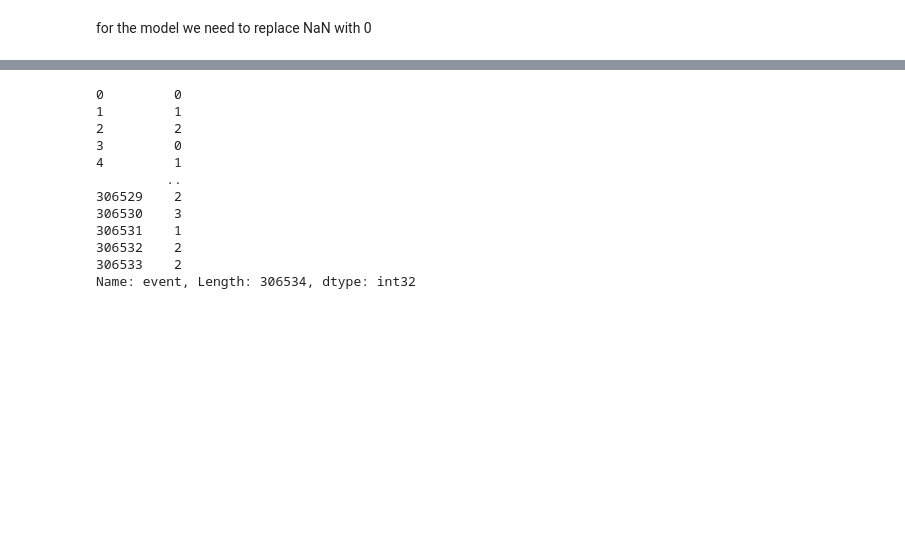
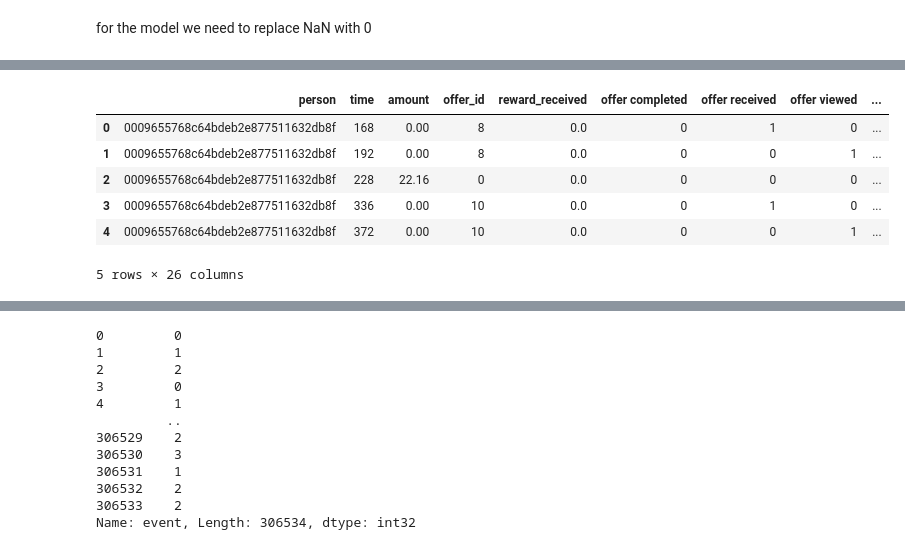
Before and after one commit to JulesJuwel/Starbucks-Capstone-Project, a Jupyter notebook: Starbucks_Capstone_notebook.ipynb, the cells around one changed output, grey strips where cells are left out. Drawn from its saved outputs; the diff is of its cells as text; code cells hidden in the pictures; blank space fills up the shorter version.

```diff
--- a/Starbucks_Capstone_notebook.ipynb
+++ b/Starbucks_Capstone_notebook.ipynb
@@ -766,2 +775,17 @@ df.fillna(0, inplace = True)
+# %%
+#make extra column for year and month
+df['year'] = df['became_member_on'].astype(str).str[:4].astype(float)
+df['month'] = df['became_member_on'].astype(str).str[4:6]
+df['month'] = np.where(df['month']=='', 0, df['month'])
+df['month'] = df['month'].astype(float)
+df.head()
+# %% [output]
+|  | person | time | amount | offer_id | reward_received | offer completed | offer received | offer viewed | ... |
+| 0 | 0009655768c64bdeb2e877511632db8f | 168 | 0.00 | 8 | 0.0 | 0 | 1 | 0 | ... |
+| 1 | 0009655768c64bdeb2e877511632db8f | 192 | 0.00 | 8 | 0.0 | 0 | 0 | 1 | ... |
+| 2 | 0009655768c64bdeb2e877511632db8f | 228 | 22.16 | 0 | 0.0 | 0 | 0 | 0 | ... |
+| 3 | 0009655768c64bdeb2e877511632db8f | 336 | 0.00 | 10 | 0.0 | 0 | 1 | 0 | ... |
+| 4 | 0009655768c64bdeb2e877511632db8f | 372 | 0.00 | 10 | 0.0 | 0 | 0 | 1 | ... |
+5 rows × 26 columns
 # %%
 #create test data
```
Also changed, not shown: parts of 48 cells of this notebook, 1 other file.
